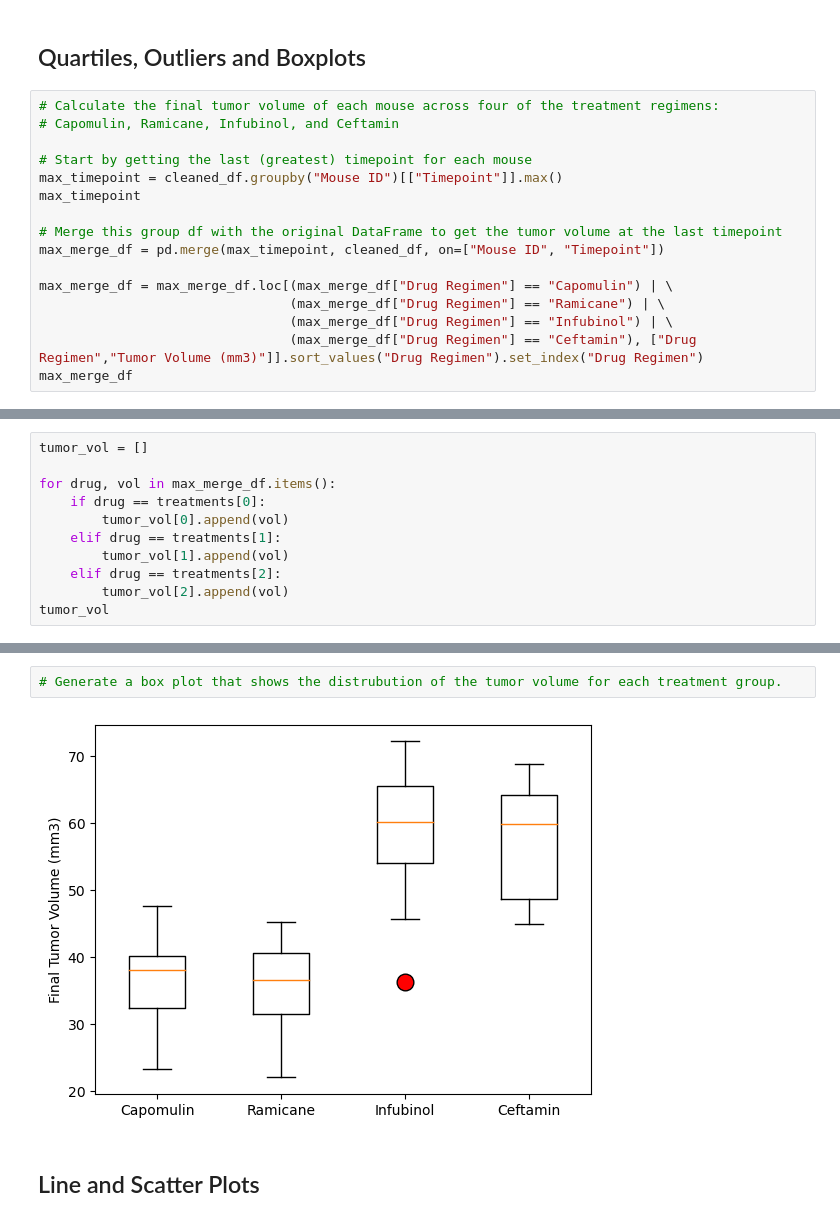
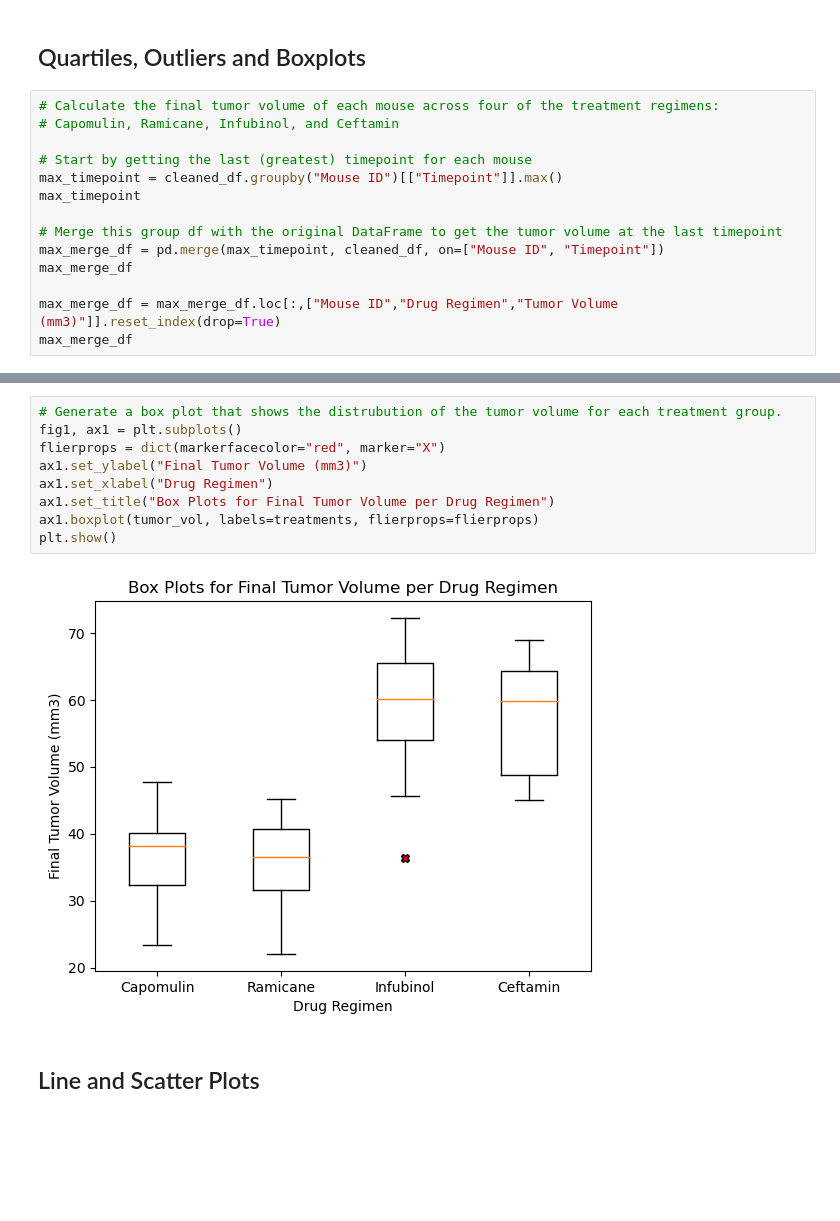
Before and after one commit to RJBarker/data_visual-challenge, a Jupyter notebook: Pymaceuticals/pymaceuticals.ipynb, the cells around one changed output, grey strips where cells are left out. Cells and saved outputs as stored; diff of their text form; blank space fills up the shorter version.

```diff
--- a/Pymaceuticals/pymaceuticals.ipynb
+++ b/Pymaceuticals/pymaceuticals.ipynb
@@ -260,10 +267,8 @@ max_timepoint
 
 # Merge this group df with the original DataFrame to get the tumor volume at the last timepoint
 max_merge_df = pd.merge(max_timepoint, cleaned_df, on=["Mouse ID", "Timepoint"])
+max_merge_df
 
-max_merge_df = max_merge_df.loc[(max_merge_df["Drug Regimen"] == "Capomulin") | \
-                                (max_merge_df["Drug Regimen"] == "Ramicane") | \
-                                (max_merge_df["Drug Regimen"] == "Infubinol") | \
-                                (max_merge_df["Drug Regimen"] == "Ceftamin"), ["Drug Regimen","Tumor Volume (mm3)"]].sort_values("Drug Regimen").set_index("Drug Regimen")
+max_merge_df = max_merge_df.loc[:,["Mouse ID","Drug Regimen","Tumor Volume (mm3)"]].reset_index(drop=True)
 max_merge_df
 # %% [output]
@@ -289,11 +287,0 @@ treatments[3]
-# %%
-tumor_vol = []
-
-for drug, vol in max_merge_df.items():
-    if drug == treatments[0]:
-        tumor_vol[0].append(vol)
-    elif drug == treatments[1]:
-        tumor_vol[1].append(vol)
-    elif drug == treatments[2]:
-        tumor_vol[2].append(vol)
-tumor_vol
@@ -325,7 +348,14 @@ Ceftamin's potential outliers: Series([], Name: Tumor Volume (mm3), dtype: float
 # %%
 # Generate a box plot that shows the distrubution of the tumor volume for each treatment group.
+fig1, ax1 = plt.subplots()
+flierprops = dict(markerfacecolor="red", marker="X")
+ax1.set_ylabel("Final Tumor Volume (mm3)")
+ax1.set_xlabel("Drug Regimen")
+ax1.set_title("Box Plots for Final Tumor Volume per Drug Regimen")
+ax1.boxplot(tumor_vol, labels=treatments, flierprops=flierprops)
+plt.show()
 # %% [output]
-[figure, old version]
+[figure, new version]
 # %% [markdown]
 ## Line and Scatter Plots
 # %%
```
Also changed, not shown: parts of 8 cells of this notebook.
